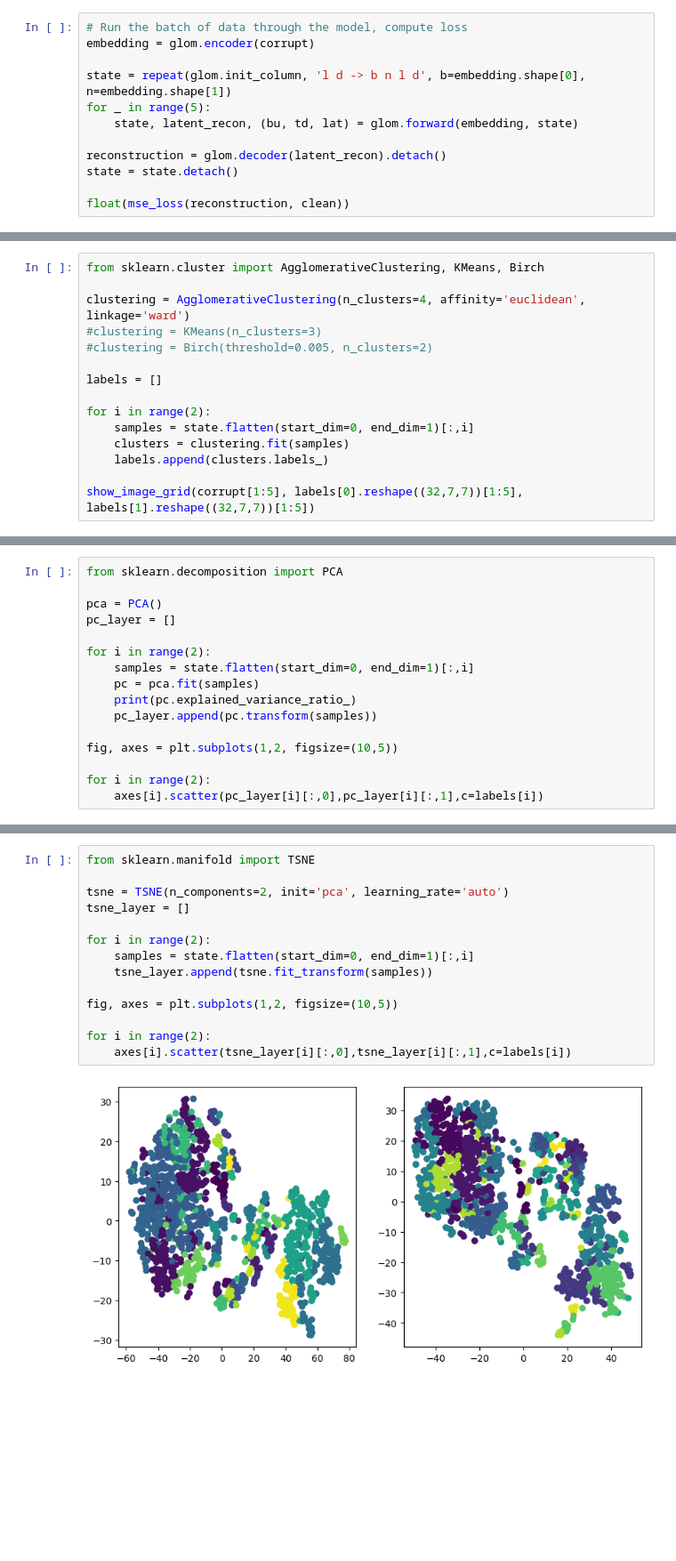
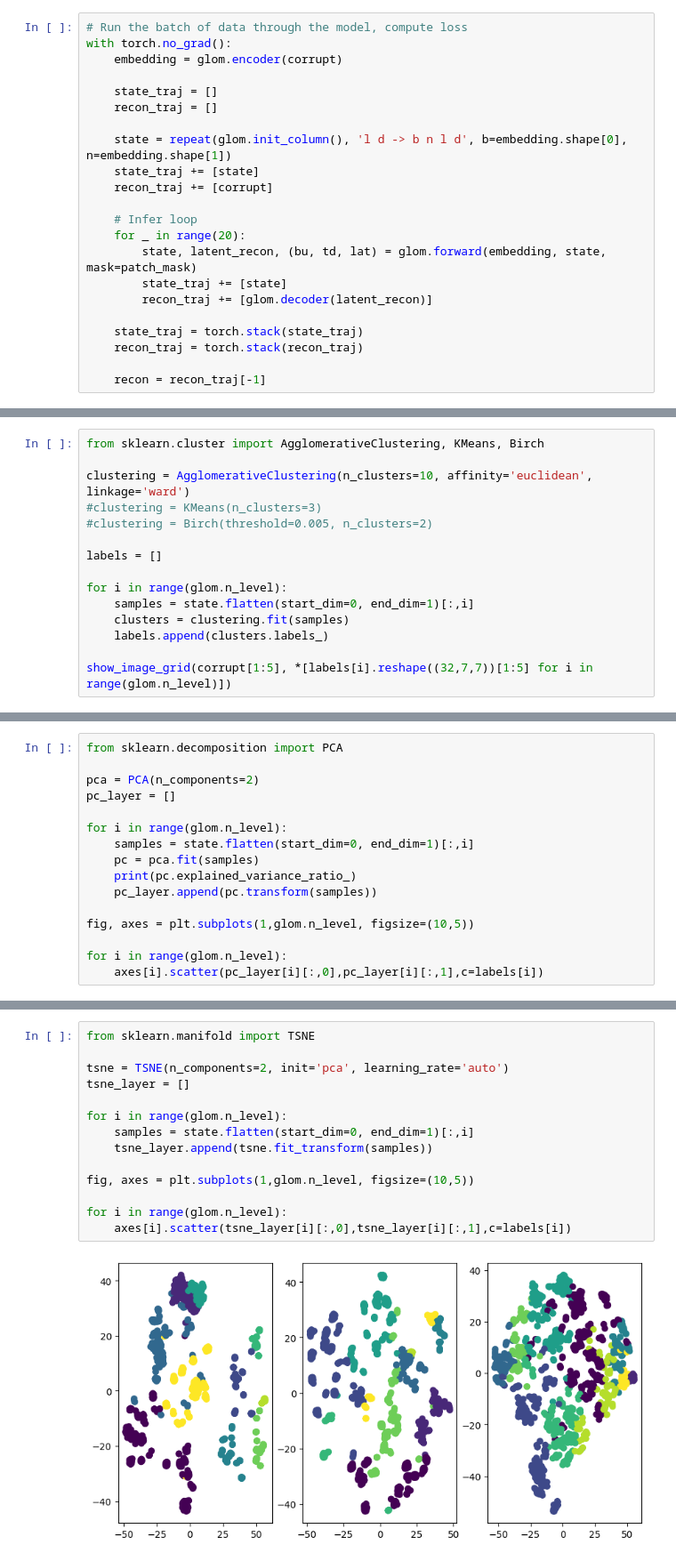
Before and after one commit to leogagnon/columns, a Jupyter notebook: src/sandbox.ipynb, the cells around one changed output, grey strips where cells are left out. Shown: that part at 89% size. Cells and saved outputs as stored; diff of their text form; blank space fills up the shorter version.

```diff
--- a/src/sandbox.ipynb
+++ b/src/sandbox.ipynb
@@ -39,12 +130,22 @@ Synced 4 W&B file(s), 0 media file(s), 0 artifact file(s) and 0 other file(s)
 # %%
 # Run the batch of data through the model, compute loss
-embedding = glom.encoder(corrupt)
+with torch.no_grad():
+    embedding = glom.encoder(corrupt)
 
-state = repeat(glom.init_column, 'l d -> b n l d', b=embedding.shape[0], n=embedding.shape[1])
-for _ in range(5):
-    state, latent_recon, (bu, td, lat) = glom.forward(embedding, state)
+    state_traj = []
+    recon_traj = []
 
-reconstruction = glom.decoder(latent_recon).detach()
-state = state.detach()
+    state = repeat(glom.init_column(), 'l d -> b n l d', b=embedding.shape[0], n=embedding.shape[1])
+    state_traj += [state]
+    recon_traj += [corrupt]
 
-float(mse_loss(reconstruction, clean))
+    # Infer loop
+    for _ in range(20):
+        state, latent_recon, (bu, td, lat) = glom.forward(embedding, state, mask=patch_mask)
+        state_traj += [state]
+        recon_traj += [glom.decoder(latent_recon)]
+
+    state_traj = torch.stack(state_traj)
+    recon_traj = torch.stack(recon_traj)
+
+    recon = recon_traj[-1]
@@ -118,16 +167,16 @@ patchify = torch.nn.Sequential(
 # %%
 from sklearn.cluster import AgglomerativeClustering, KMeans, Birch
 
-clustering = AgglomerativeClustering(n_clusters=4, affinity='euclidean', linkage='ward')
+clustering = AgglomerativeClustering(n_clusters=10, affinity='euclidean', linkage='ward')
 #clustering = KMeans(n_clusters=3)
 #clustering = Birch(threshold=0.005, n_clusters=2)
 
 labels = []
 
-for i in range(2):
+for i in range(glom.n_level):
     samples = state.flatten(start_dim=0, end_dim=1)[:,i]
     clusters = clustering.fit(samples)
     labels.append(clusters.labels_)
 
-show_image_grid(corrupt[1:5], labels[0].reshape((32,7,7))[1:5], labels[1].reshape((32,7,7))[1:5])
+show_image_grid(corrupt[1:5], *[labels[i].reshape((32,7,7))[1:5] for i in range(glom.n_level)])
 # %% [output]
@@ -149,17 +193,17 @@ show_image_grid(patches_label[3], patches_label[4])
 # %%
 from sklearn.decomposition import PCA
 
-pca = PCA()
+pca = PCA(n_components=2)
 pc_layer = []
 
-for i in range(2):
+for i in range(glom.n_level):
     samples = state.flatten(start_dim=0, end_dim=1)[:,i]
     pc = pca.fit(samples)
     print(pc.explained_variance_ratio_)
     pc_layer.append(pc.transform(samples))
 
-fig, axes = plt.subplots(1,2, figsize=(10,5))
+fig, axes = plt.subplots(1,glom.n_level, figsize=(10,5))
 
-for i in range(2):
+for i in range(glom.n_level):
     axes[i].scatter(pc_layer[i][:,0],pc_layer[i][:,1],c=labels[i])
 # %% [output]
@@ -175,16 +214,16 @@ for i in range(2):
 # %%
 from sklearn.manifold import TSNE
 
 tsne = TSNE(n_components=2, init='pca', learning_rate='auto')
 tsne_layer = []
 
-for i in range(2):
+for i in range(glom.n_level):
     samples = state.flatten(start_dim=0, end_dim=1)[:,i]
     tsne_layer.append(tsne.fit_transform(samples))
 
-fig, axes = plt.subplots(1,2, figsize=(10,5))
+fig, axes = plt.subplots(1,glom.n_level, figsize=(10,5))
 
-for i in range(2):
+for i in range(glom.n_level):
     axes[i].scatter(tsne_layer[i][:,0],tsne_layer[i][:,1],c=labels[i])
 # %% [output]
-[figure, old version]
+[figure, new version]
```
Also changed, not shown: parts of 30 cells of this notebook, 12 other files.
